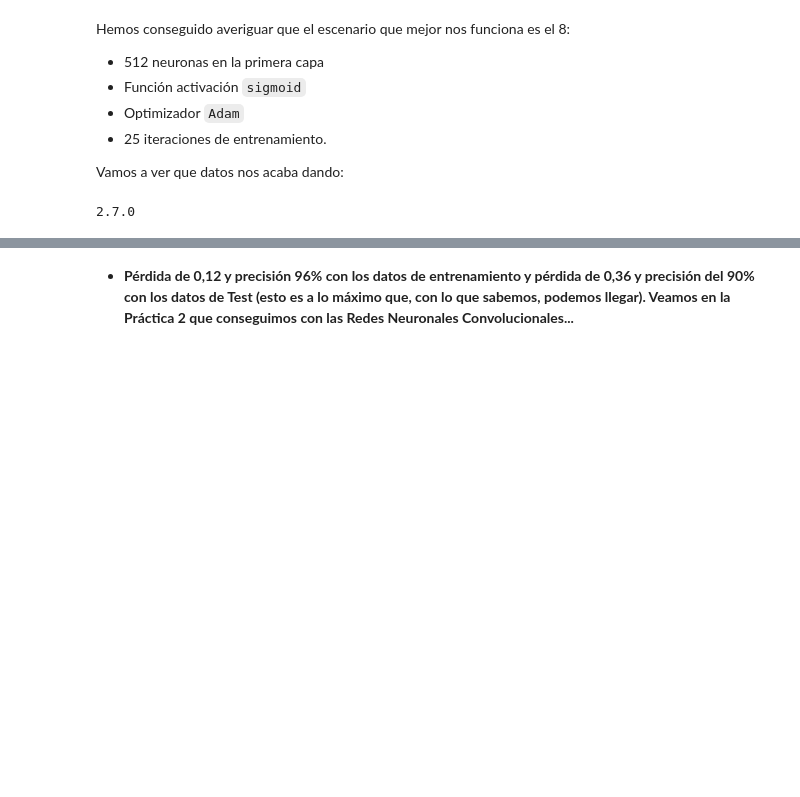
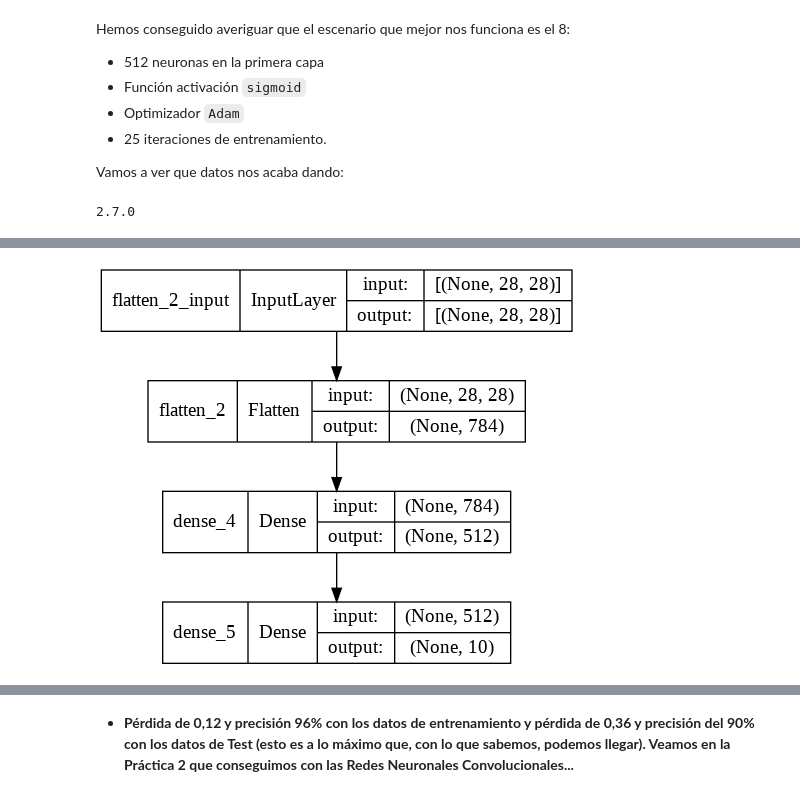
Before and after one commit to carlosemiliorabazo/deepLearning, a Jupyter notebook: Practica 1 Corregida Redes Neuronales con Keras.ipynb, the cells around one changed output, grey strips where cells are left out. Cells and saved outputs as stored; diff of their text form; code cells hidden in the pictures; blank space fills up the shorter version.

```diff
--- a/Practica 1 Corregida Redes Neuronales con Keras.ipynb
+++ b/Practica 1 Corregida Redes Neuronales con Keras.ipynb
@@ -624,4 +638,13 @@ test_images = test_images.astype('float32')
 
 train_images = train_images / 255.0
 test_images = test_images / 255.0
+# %%
+model = Sequential()
+model.add(Flatten(input_shape=(28, 28)))
+model.add(Dense(512, activation='sigmoid'))
+model.add(Dense(10, activation='softmax'))
+
+plot_model(model, to_file='modeloFinal_plot.png', show_shapes=True)
+# %% [output]
+[figure, added]
 # %%
```
Also changed, not shown: parts of 3 cells of this notebook.
